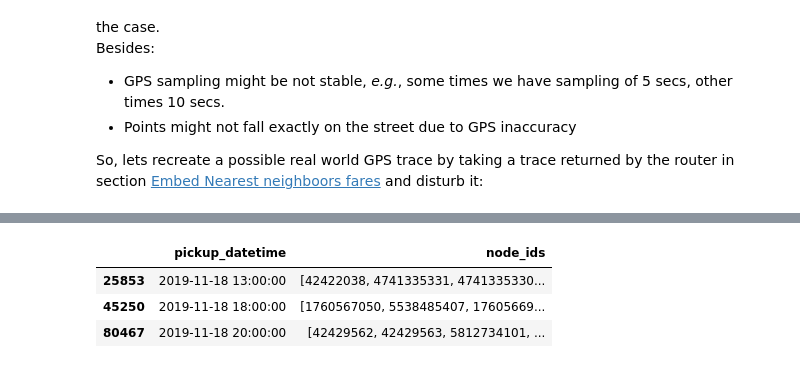
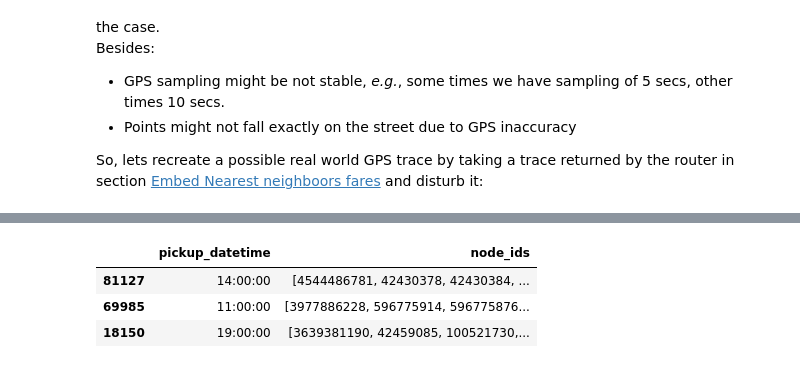
Before and after one commit to caiomiyashiro/geospatial_data_analysis, a Jupyter notebook: AMLD-2020/AMLD_2020.ipynb, the cells around one changed output, grey strips where cells are left out. Saved outputs shown, nothing was run; the diff lists cells and outputs as text; code cells hidden in the pictures.

```diff
--- a/AMLD-2020/AMLD_2020.ipynb
+++ b/AMLD-2020/AMLD_2020.ipynb
@@ -124,9 +124,10 @@ from utils.conversor import latlon2linestring
 ###### constants
 TARGET = 'fare_amount'
 OSRM_PATH = 'localhost:5000'
+dataset_path = 'data/sample_100000.csv'
 # %%
 # df = pd.read_csv('https://raw.githubusercontent.com/caiomiyashiro/geospatial_data_analysis/master/data/sample_100000.csv')
-df = pd.read_csv('data/sample_100000.csv')
+df = pd.read_csv(dataset_path)
 df['pickup_datetime'] = pd.to_datetime(df['pickup_datetime'])
 display(df.head())
 display(df.dtypes)
@@ -198,7 +199,7 @@ print('')
 fare_under_0 = np.sum(df['fare_amount']<0)
 print(f'{fare_under_0} rows with fare under 0')
 
-df = df.loc[df['fare_amount'] > 0]
+df = df.loc[df['fare_amount'] >= 0]
 # %% [output]
 count    97734.000000
 mean        11.243156
@@ -958,11 +993,10 @@ So until now, we know how we can have multiple GPS points and their associated n
 # %%
-lines_k = lines.loc[(lines['pickup_datetime'].dt.year == 2015) & \
-                    (lines['pickup_datetime'].dt.month == 5)][['pickup_datetime', 'node_ids']].copy()
-lines_k['pickup_datetime'] = pd.to_datetime(lines_k['pickup_datetime'].dt.strftime('%H:00:00'))
+lines_k = lines.loc[lines['pickup_datetime'].dt.year == 2015][['pickup_datetime', 'node_ids']].copy()
+lines_k['pickup_datetime'] = lines_k['pickup_datetime'].dt.strftime('%H:00:00')
 
 display(lines_k.head(3))
 # %% [output]
 |  | pickup_datetime | node_ids |
-| 25853 | 2019-11-18 13:00:00 | [42422038, 4741335331, 4741335330... |
-| 45250 | 2019-11-18 18:00:00 | [1760567050, 5538485407, 17605669... |
-| 80467 | 2019-11-18 20:00:00 | [42429562, 42429563, 5812734101, ... |
+| 81127 | 14:00:00 | [4544486781, 42430378, 42430384, ... |
+| 69985 | 11:00:00 | [3977886228, 596775914, 596775876... |
+| 18150 | 19:00:00 | [3639381190, 42459085, 100521730,... |
```
Also changed, not shown: parts of 32 cells of this notebook, 3 other files.
